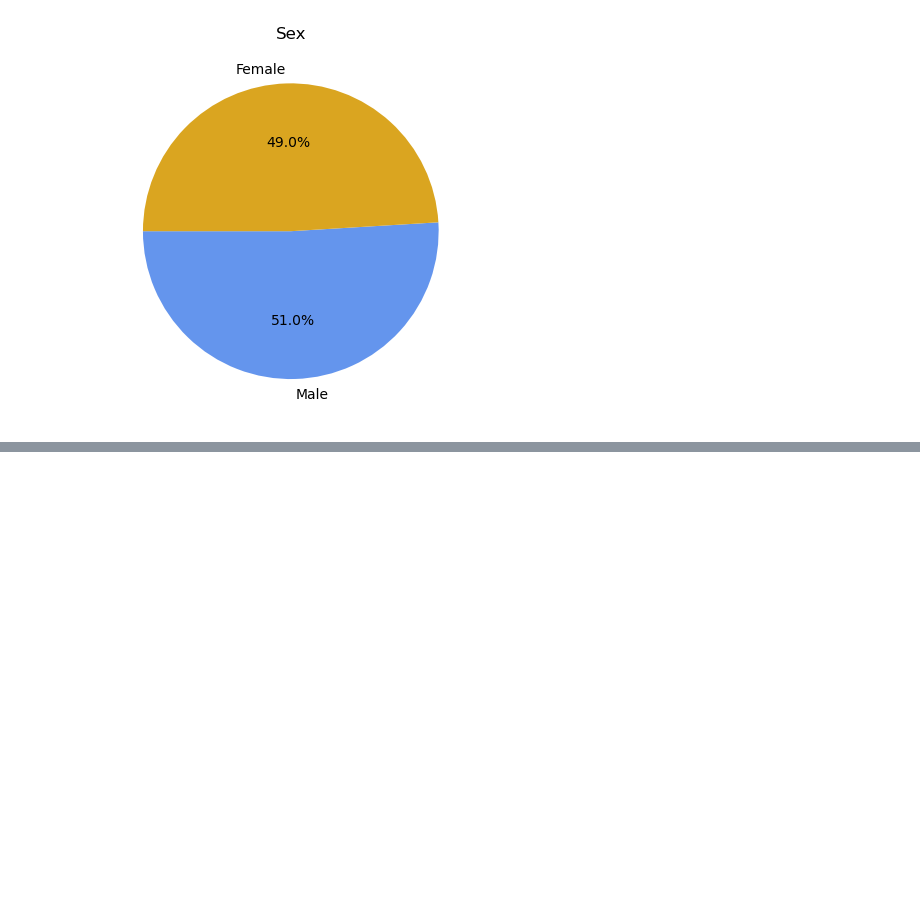
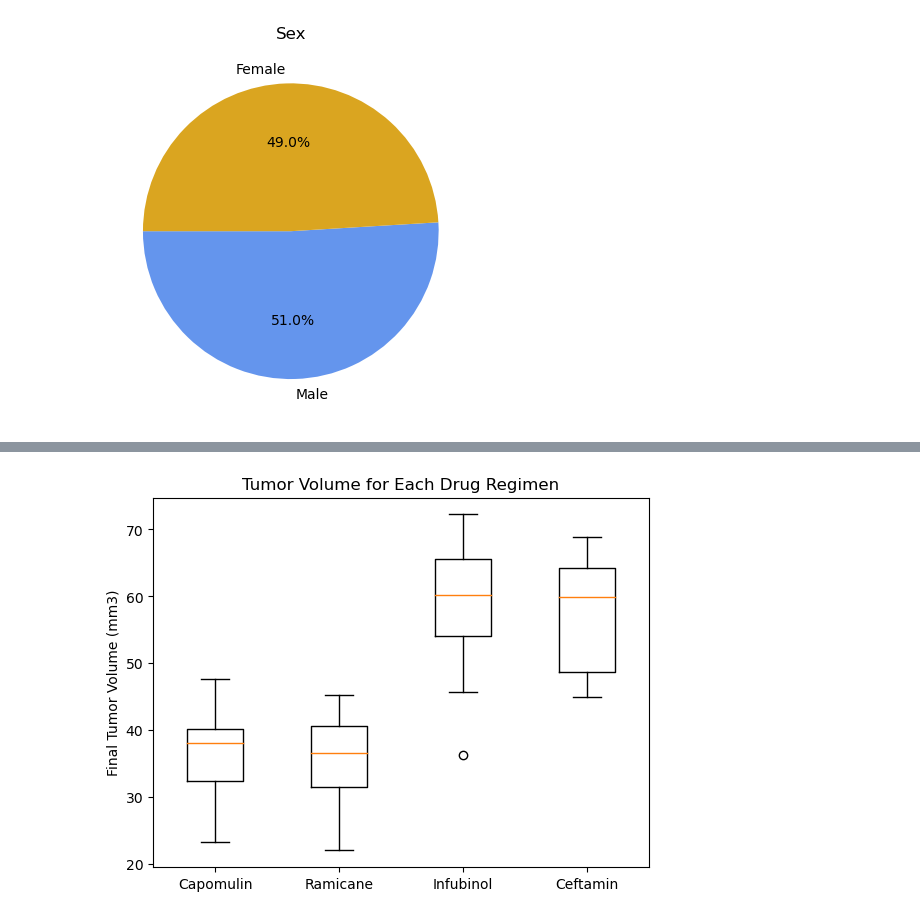
Before and after one commit to beccasolomon22/Pymaceuticals-challenge, a Jupyter notebook: Pymaceuticals_mice.ipynb, the cells around one changed output, grey strips where cells are left out. Saved outputs shown, nothing was run; the diff lists cells and outputs as text; code cells hidden in the pictures; blank space fills up the shorter version.

```diff
--- a/Pymaceuticals_mice.ipynb
+++ b/Pymaceuticals_mice.ipynb
@@ -256,0 +283,7 @@ plt.show()
+# %%
+# this step is technically unnecessary since we will be looking at each drug specifically, but I wanted to test myself
+# drop all rows that do not have the 4 main drug regimens
+to_drop = ['Ketapril', 'Naftisol', 'Placebo', 'Propriva', 'Stelasyn', 'Zoniferol']
+for drug in to_drop:
+    last_tumor.drop(index=last_tumor.loc[last_tumor['Drug Regimen'] == drug].index, inplace=True)
+last_tumor
@@ -257,17 +304,30 @@ plt.show()
 # %%
 # Put treatments into a list for a for loop (and later for plot labels)
-
+treatments = ['Capomulin', 'Ramicane', 'Infubinol', 'Ceftamin']
 
 # Create empty list to fill with tumor vol data (for plotting)
 tumor_vol = []
-
+tumor_dict = []
 # Calculate the IQR and quantitatively determine if there are any potential outliers.
-
+for drug in treatments:
 
     # Locate the rows which contain mice on each drug and get the tumor volumes
-
+    this_drug = last_tumor.loc[last_tumor['Drug Regimen'] == drug]
+    volumes = this_drug['Tumor Volume (mm3)'].tolist()
 
     # add subset
-
+    quartiles = this_drug['Tumor Volume (mm3)'].quantile([.25,.5,.75])
+    lowerq = quartiles[0.25]
+    upperq = quartiles[0.75]
+    iqr = upperq-lowerq
 
     # Determine outliers using upper and lower bounds
+    lower_bound = lowerq - (1.5*iqr)
+    upper_bound = upperq + (1.5*iqr)
+    outliers = this_drug.loc[(this_drug['Tumor Volume (mm3)'] < lower_bound) | (this_drug['Tumor Volume (mm3)'] > upper_bound)]
+    drug_outliers = outliers['Tumor Volume (mm3)'].tolist()
+    tumors = {drug: volumes, "lowerq": lowerq, 'upperq': upperq, 'iqr': iqr, 'outliers': drug_outliers}
+    tumor_dict.append(tumors)
+    tumor_vol.append(volumes)
+
+tumor_vol
@@ -274,2 +352,9 @@ tumor_vol = []
 # %%
 # Generate a box plot that shows the distrubution of the tumor volume for each treatment group.
+plt.boxplot(tumor_vol)
+plt.xticks(range(1, len(treatments)+1), treatments)
+plt.ylabel('Final Tumor Volume (mm3)')
+plt.title('Tumor Volume for Each Drug Regimen')
+plt.show()
+# %% [output]
+[figure, added]
```
Also changed, not shown: parts of 10 cells of this notebook.
